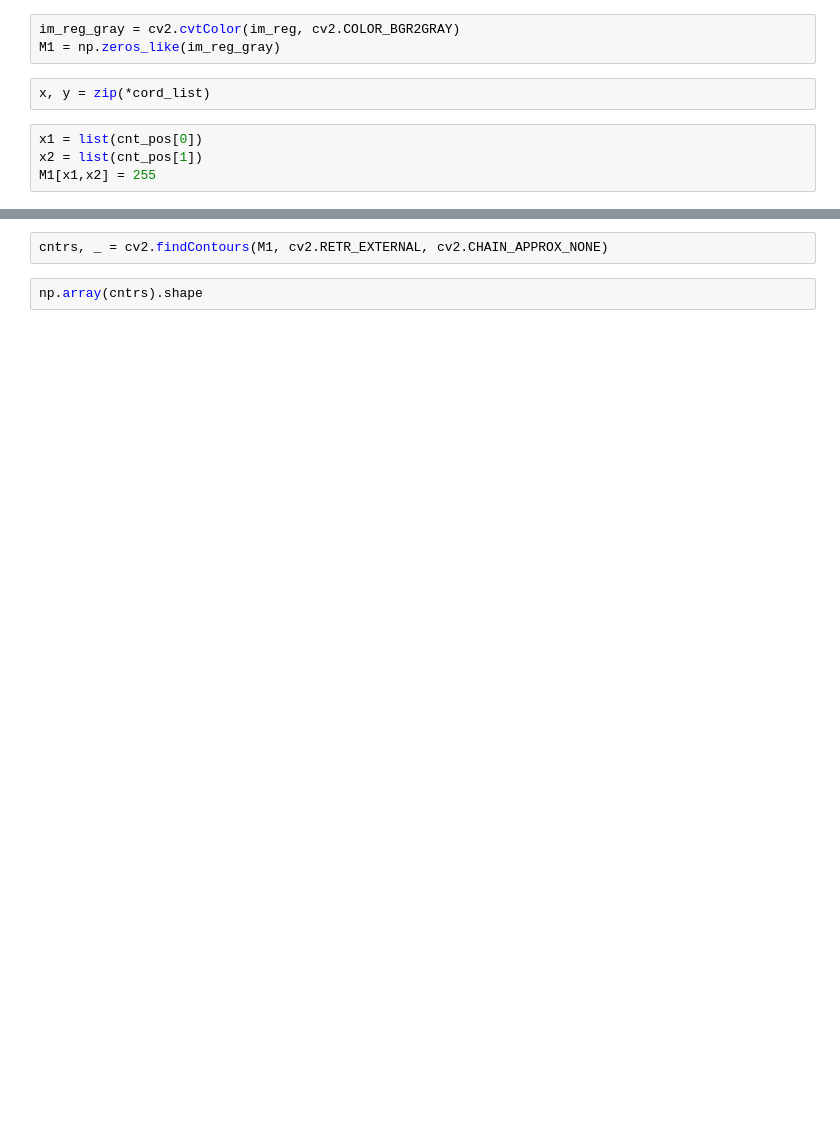
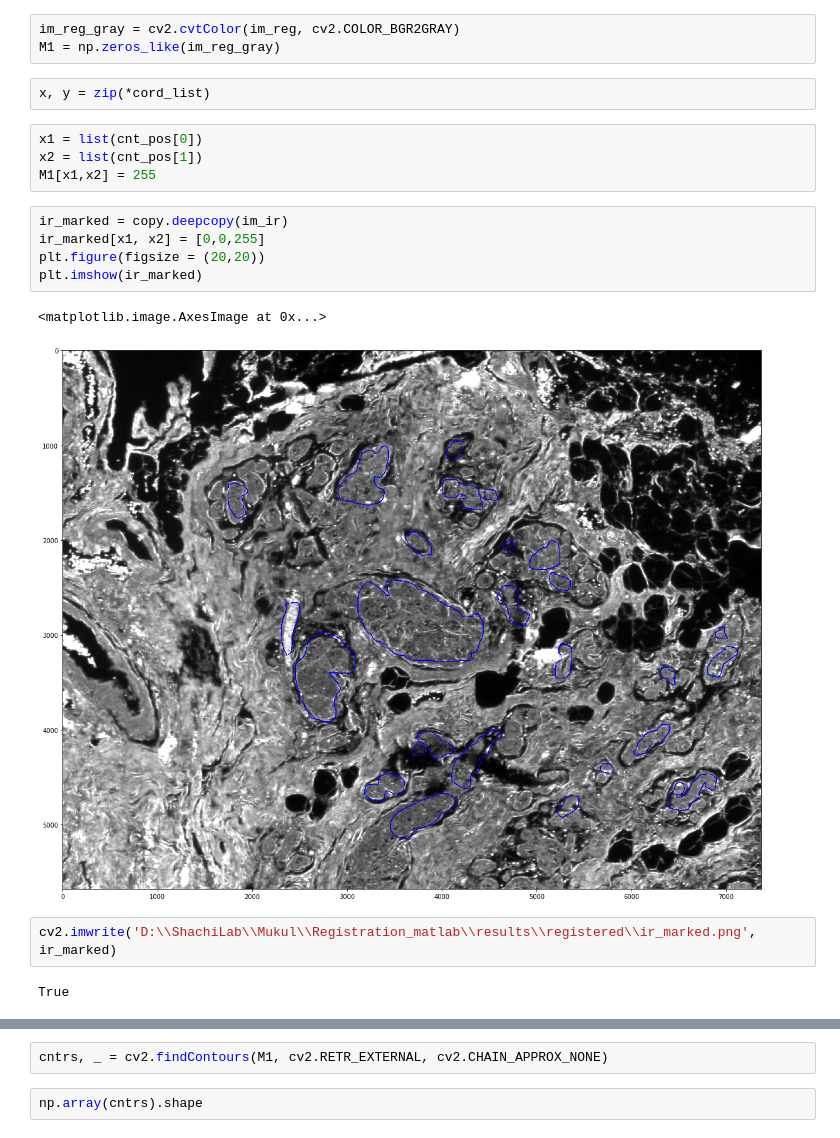
Before and after one commit to mukul54/auto-annot-FTIR, a Jupyter notebook: notebooks/intra_class_comparison.ipynb, the cells around one changed output, grey strips where cells are left out. Cells and saved outputs as stored; diff of their text form; blank space fills up the shorter version.

```diff
--- a/notebooks/intra_class_comparison.ipynb
+++ b/notebooks/intra_class_comparison.ipynb
@@ -43,6 +43,18 @@ x, y = zip(*cord_list)
 x1 = list(cnt_pos[0])
 x2 = list(cnt_pos[1])
 M1[x1,x2] = 255
+# %%
+ir_marked = copy.deepcopy(im_ir)
+ir_marked[x1, x2] = [0,0,255]
+plt.figure(figsize = (20,20))
+plt.imshow(ir_marked)
+# %% [output]
+<matplotlib.image.AxesImage at 0x...>
+[figure, added]
+# %%
+cv2.imwrite('D:\\ShachiLab\\Mukul\\Registration_matlab\\results\\registered\\ir_marked.png', ir_marked)
+# %% [output]
+True
 # %%
 plt.figure(figsize = (12,12))
 plt.imshow(M1, cmap = 'gray')
```
Also changed, not shown: parts of 38 cells of this notebook.
